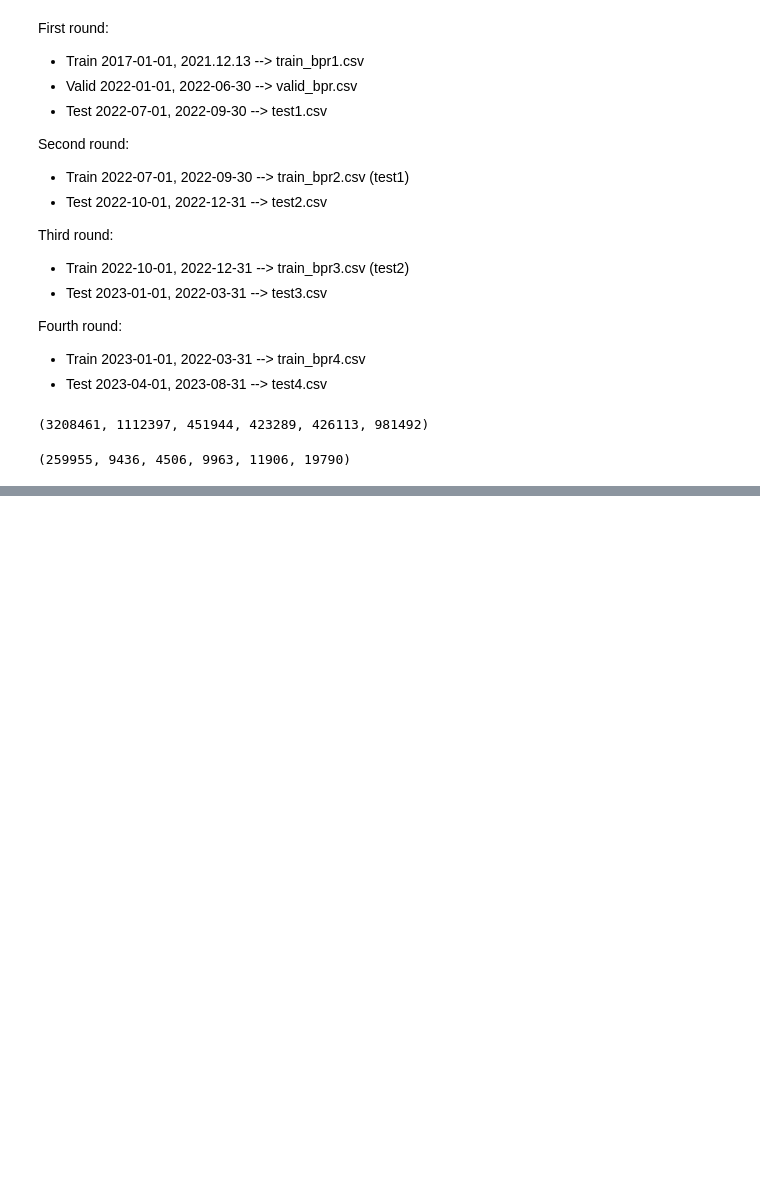
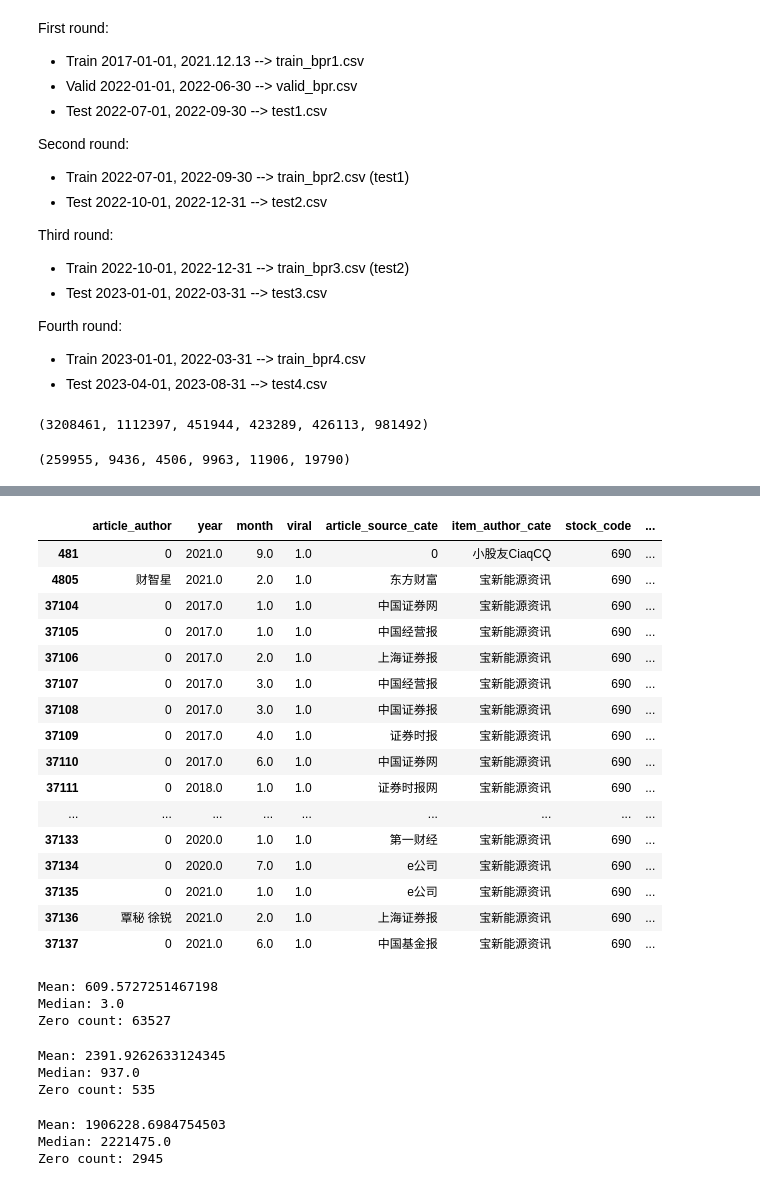
Before and after one commit to tt2615/Vitality-Project, a Jupyter notebook: data_preprocess_v3.ipynb, the cells around one changed output, grey strips where cells are left out. Saved outputs shown, nothing was run; the diff lists cells and outputs as text; code cells hidden in the pictures; blank space fills up the shorter version.

```diff
--- a/data_preprocess_v3.ipynb
+++ b/data_preprocess_v3.ipynb
@@ -463,0 +435,4 @@ len(bpr_data)
+# %%
+raw_data['year_month'] = pd.to_datetime(raw_data['year'].astype(int).astype(str) + '-' + raw_data['month'].astype(int).astype(str) + '-01')
+raw_train = raw_data[(raw_data['year_month'] >= '2017-01-01') & (raw_data['year_month'] <= '2021-12-31')]
+print(len(raw_train))
@@ -463,0 +454,38 @@ len(bpr_data)
+# %%
+positive_rows = raw_train[raw_train['viral'] == 1]
+negative_rows = raw_train[raw_train['viral'] == 0]
+
+
+# C1
+neg_count_df = negative_rows.groupby(['item_author', 'article_author', 'article_source']).size().reset_index(name='neg_count1')
+# Merge with unique combinations to get primary counts
+merged = positive_rows.merge(neg_count_df, on=['item_author', 'article_author', 'article_source'], how='left',suffixes=('', '1')).fillna(0)
+print(merged.head())
+
+# C2
+neg_count_df21 = negative_rows.groupby(['item_author']).size().reset_index(name='neg_count21')
+neg_count_df22 = negative_rows.groupby(['article_author']).size().reset_index(name='neg_count22')
+neg_count_df23 = negative_rows.groupby(['article_source']).size().reset_index(name='neg_count23')
+
+merged = merged.merge(neg_count_df21, on='item_author', how='left', suffixes=('', '21')).fillna(0)
+merged = merged.merge(neg_count_df22, on='article_author', how='left', suffixes=('', '22')).fillna(0)
+merged = merged.merge(neg_count_df23, on='article_source', how='left', suffixes=('', '23')).fillna(0)
+merged['neg_count2'] = merged.apply(lambda row: row['neg_count21'] + row['neg_count22'] + row['neg_count23'], axis=1)
+
+# C3
+neg_count_df3 = negative_rows.groupby(['stock_code']).size().reset_index(name='neg_count3')
+# Merge with the previous result on stock_code
+merged = merged.merge(neg_count_df3, on='stock_code', how='left', suffixes=('', '3')).fillna(0)
+
+# Adjust neg_count2 based on whether neg_count was found
+# merged['neg_count2'] = merged.apply(lambda row: row['neg_count2'] if row['neg_count'] == 0 else 0, axis=1)
+merged['total'] = merged.apply(lambda row: row['neg_count1'] + row['neg_count2'] + row['neg_count3'], axis=1)
+
+# Convert to lists if needed
+neg_count1 = merged['neg_count1'].tolist()
+neg_count21 = merged['neg_count21'].tolist()
+neg_count22 = merged['neg_count22'].tolist()
+neg_count23 = merged['neg_count23'].tolist()
+neg_count2 = merged['neg_count2'].tolist()
+neg_count3 = merged['neg_count3'].tolist()
+neg_count_t = merged['total'].tolist()
@@ -463,0 +506,20 @@ len(bpr_data)
+# %%
+merged[merged['stock_code']==690]
+# %% [output]
+|  | article_author | year | month | viral | article_source_cate | item_author_cate | stock_code | ... |
+| 481 | 0 | 2021.0 | 9.0 | 1.0 | 0 | 小股友CiaqCQ | 690 | ... |
+| 4805 | 财智星 | 2021.0 | 2.0 | 1.0 | 东方财富 | 宝新能源资讯 | 690 | ... |
+| 37104 | 0 | 2017.0 | 1.0 | 1.0 | 中国证券网 | 宝新能源资讯 | 690 | ... |
+| 37105 | 0 | 2017.0 | 1.0 | 1.0 | 中国经营报 | 宝新能源资讯 | 690 | ... |
+| 37106 | 0 | 2017.0 | 2.0 | 1.0 | 上海证券报 | 宝新能源资讯 | 690 | ... |
+| 37107 | 0 | 2017.0 | 3.0 | 1.0 | 中国经营报 | 宝新能源资讯 | 690 | ... |
+| 37108 | 0 | 2017.0 | 3.0 | 1.0 | 中国证券报 | 宝新能源资讯 | 690 | ... |
+| 37109 | 0 | 2017.0 | 4.0 | 1.0 | 证券时报 | 宝新能源资讯 | 690 | ... |
+| 37110 | 0 | 2017.0 | 6.0 | 1.0 | 中国证券网 | 宝新能源资讯 | 690 | ... |
+| 37111 | 0 | 2018.0 | 1.0 | 1.0 | 证券时报网 | 宝新能源资讯 | 690 | ... |
+| ... | ... | ... | ... | ... | ... | ... | ... | ... |
+| 37133 | 0 | 2020.0 | 1.0 | 1.0 | 第一财经 | 宝新能源资讯 | 690 | ... |
+| 37134 | 0 | 2020.0 | 7.0 | 1.0 | e公司 | 宝新能源资讯 | 690 | ... |
+| 37135 | 0 | 2021.0 | 1.0 | 1.0 | e公司 | 宝新能源资讯 | 690 | ... |
+| 37136 | 覃秘 徐锐 | 2021.0 | 2.0 | 1.0 | 上海证券报 | 宝新能源资讯 | 690 | ... |
+| 37137 | 0 | 2021.0 | 6.0 | 1.0 | 中国基金报 | 宝新能源资讯 | 690 | ... |
@@ -463,0 +546,18 @@ len(bpr_data)
+# %%
+analyse_neg_sample(neg_count1)
+# %% [output]
+Mean: 609.5727251467198
+Median: 3.0
+Zero count: 63527
+# %%
+analyse_neg_sample(neg_count1, neg_count21)
+# %% [output]
+Mean: 2391.9262633124345
+Median: 937.0
+Zero count: 535
+# %%
+analyse_neg_sample(neg_count1, neg_count22)
+# %% [output]
+Mean: 1906228.6984754503
+Median: 2221475.0
+Zero count: 2945
```
Also changed, not shown: parts of 70 cells of this notebook, 1 other file.
